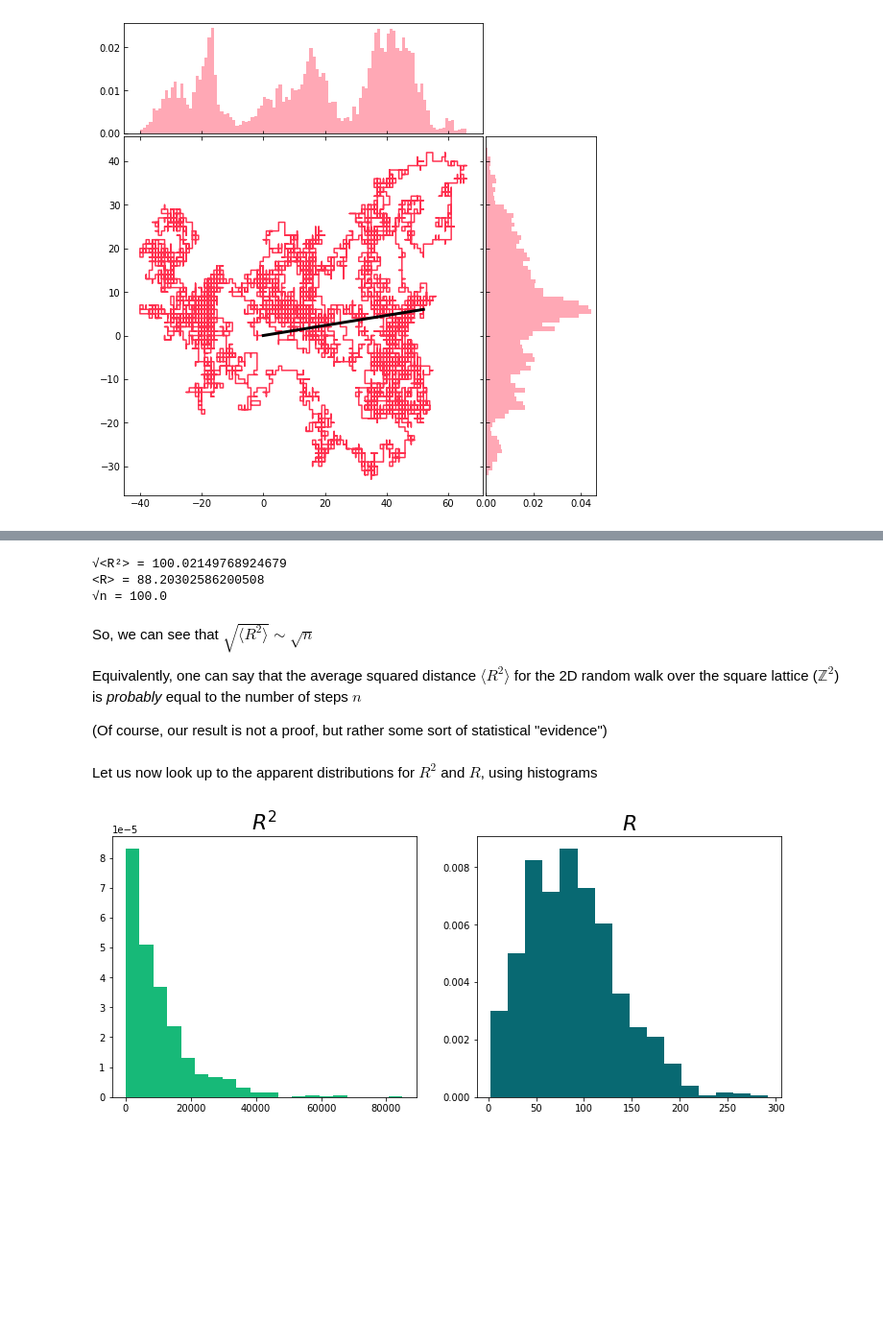
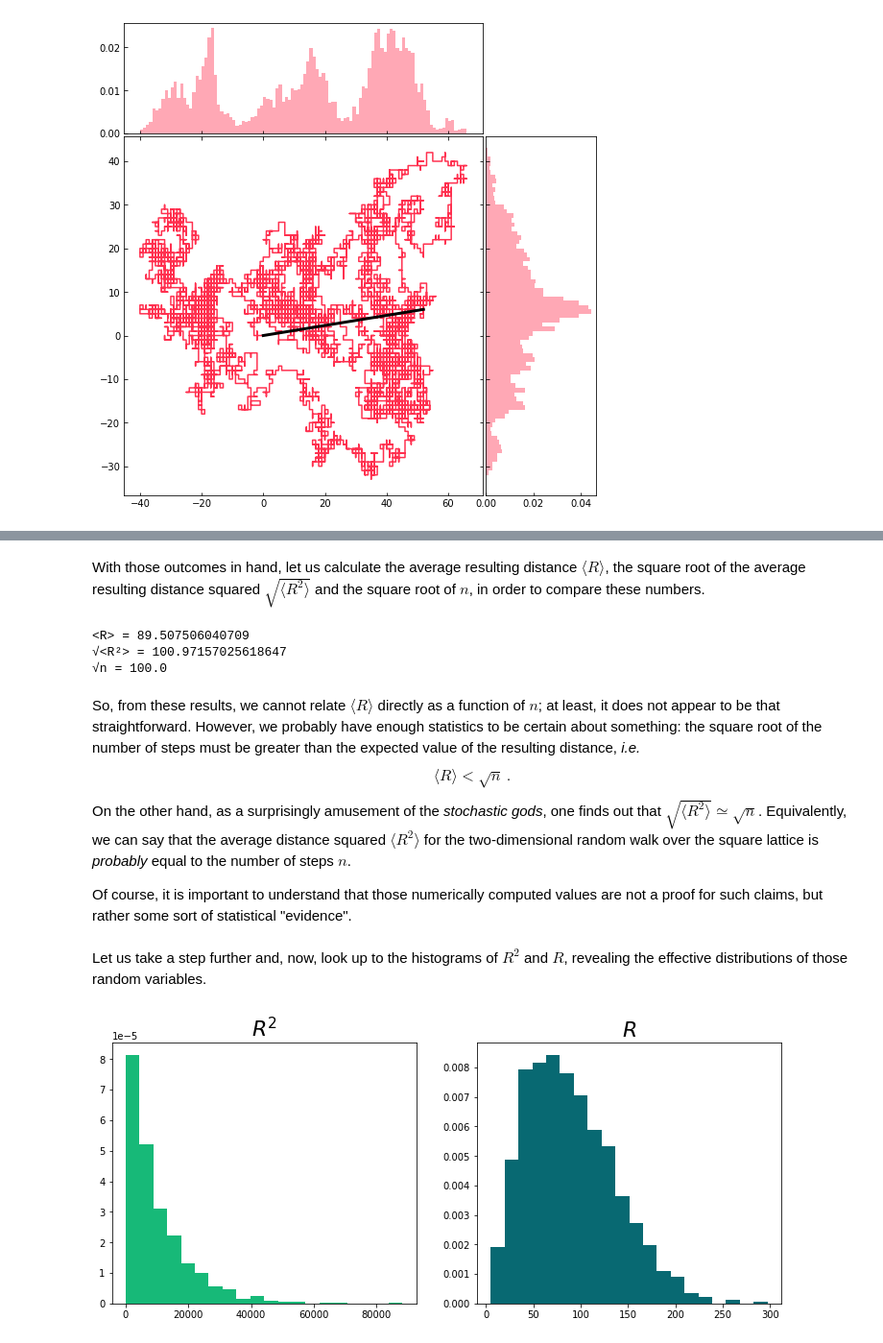
Before and after one commit to almeida-caio/2Drunk, a Jupyter notebook: notebooks/Classic 2D Random Walk - Statistics.ipynb, the cells around one changed output, grey strips where cells are left out. Shown at 96% size. Drawn from its saved outputs; the diff is of its cells as text; code cells hidden in the pictures; blank space fills up the shorter version.

```diff
--- a/notebooks/Classic 2D Random Walk - Statistics.ipynb
+++ b/notebooks/Classic 2D Random Walk - Statistics.ipynb
@@ -111,31 +125,33 @@ for travel in range(0, K):
     records_squaredR.append(squared_radius)
 
 records_radius = np.sqrt(records_squaredR)
+# %% [markdown]
+With those outcomes in hand, let us calculate the average resulting distance $\langle R \rangle$, the square root of the average resulting distance squared $\sqrt{\langle R^2 \rangle}$ and the square root of $n$, in order to compare these numbers.
 # %%
+print(r"<R> = " + str(np.average(records_radius)))
 print(r"√<R²> = " + str(np.sqrt(np.average(records_squaredR))))
-print(r"<R> = " + str(np.average(records_radius)))
 print(r"√n = " + str(np.sqrt(num_steps)))
 # %% [output]
-√<R²> = 100.02149768924679
-<R> = 88.20302586200508
+<R> = 89.507506040709
+√<R²> = 100.97157025618647
 √n = 100.0
 # %% [markdown]
-So, we can see that $ \sqrt{\langle R^2 \rangle} \sim \sqrt{n} $
+So, from these results, we cannot relate $\langle R \rangle$ directly as a function of $n$; at least, it does not appear to be that straightforward. However, we probably have enough statistics to be certain about something: the square root of the number of steps must be greater than the expected value of the resulting distance, <i> i.e. </i> $$ \langle R \rangle < \sqrt{n} \, .$$
 
-Equivalently, one can say that the average squared distance $\langle R^2 \rangle$ for the 2D random walk over the square lattice ($\mathbb{Z}^2$) is _probably_ equal to the number of steps $n$
+On the other hand, as a surprisingly amusement of the <i>stochastic gods</i>, one finds out that $ \sqrt{\langle R^2 \rangle} \simeq \sqrt{n} $. Equivalently, we can say that the average distance squared $\langle R^2 \rangle$ for the two-dimensional random walk over the square lattice is _probably_ equal to the number of steps $n$.
 
-(Of course, our result is not a proof, but rather some sort of statistical "evidence")
+Of course, it is important to understand that those numerically computed values are not a proof for such claims, but rather some sort of statistical "evidence".
 # %% [markdown]
-Let us now look up to the apparent distributions for $R^2$ and $R$, using histograms
+Let us take a step further and, now, look up to the histograms of $R^2$ and $R$, revealing the effective distributions of those random variables.
 # %%
 fig, axs = plt.subplots(1, 2, figsize = (12.5, 5))
 
 axs[0].hist(records_squaredR, bins = 20, color = '#17b978', density = True)
-axs[1].hist(records_radius, bins = 16, color = '#086972', density = True)
+axs[1].hist(records_radius, bins = 20, color = '#086972', density = True)
 axs[0].set_title("$R^2$", size = 22)
 axs[1].set_title("$R$", size = 22)
 
 plt.show()
 # %% [output]
-[figure, old version]
+[figure, new version]
 # %% [markdown]
```
Also changed, not shown: parts of 10 cells of this notebook.
